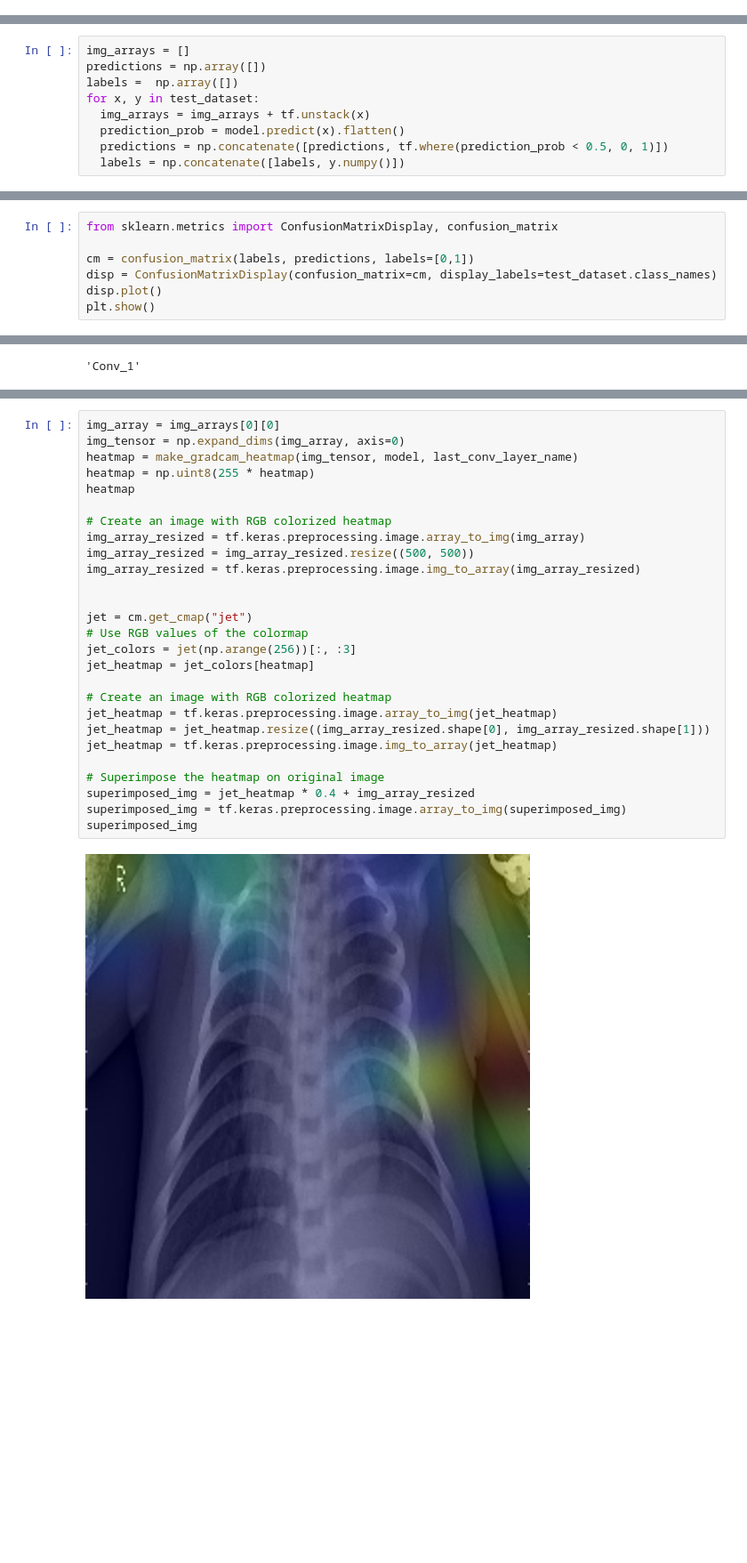
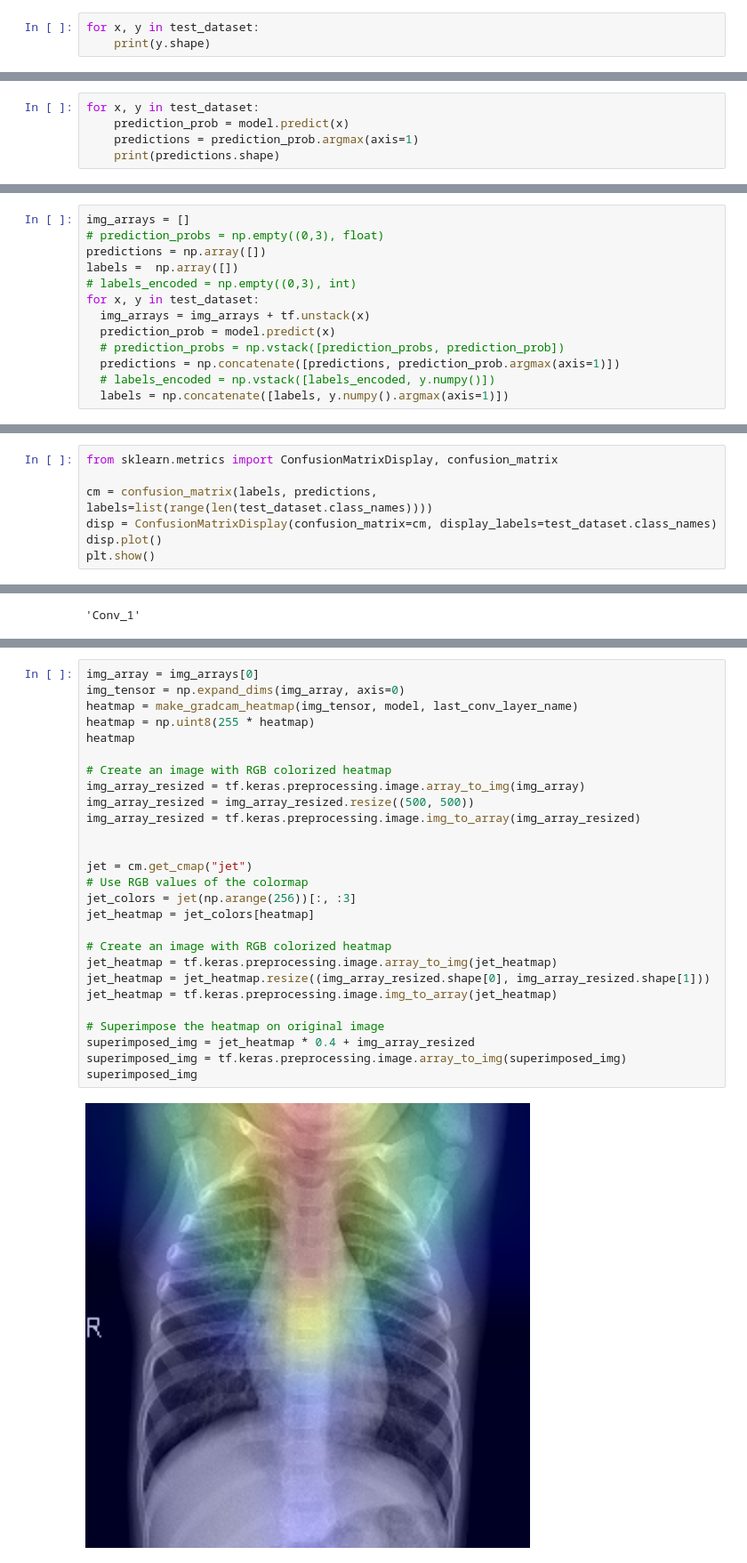
Before and after one commit to angussaw/Explainable-Neural-Networks, a Jupyter notebook: training.ipynb, the cells around one changed output, grey strips where cells are left out. Shown at 89% size. Drawn from its saved outputs; the diff is of its cells as text; blank space fills up the shorter version.

Commit message:
Edited pipeline and model for multiclass classification

```diff
--- a/training.ipynb
+++ b/training.ipynb
@@ -224,0 +169,3 @@ model.evaluate(test_dataset)
+# %%
+for x, y in test_dataset:
+    print(y.shape)
@@ -224,0 +185,5 @@ model.evaluate(test_dataset)
+# %%
+for x, y in test_dataset:
+    prediction_prob = model.predict(x)
+    predictions = prediction_prob.argmax(axis=1)
+    print(predictions.shape)
@@ -225,10 +215,14 @@ model.evaluate(test_dataset)
 # %%
 img_arrays = []
+# prediction_probs = np.empty((0,3), float)
 predictions = np.array([])
 labels =  np.array([])
+# labels_encoded = np.empty((0,3), int)
 for x, y in test_dataset:
   img_arrays = img_arrays + tf.unstack(x)
-  prediction_prob = model.predict(x).flatten()
-  predictions = np.concatenate([predictions, tf.where(prediction_prob < 0.5, 0, 1)])
-  labels = np.concatenate([labels, y.numpy()])
+  prediction_prob = model.predict(x)
+  # prediction_probs = np.vstack([prediction_probs, prediction_prob])
+  predictions = np.concatenate([predictions, prediction_prob.argmax(axis=1)])
+  # labels_encoded = np.vstack([labels_encoded, y.numpy()])
+  labels = np.concatenate([labels, y.numpy().argmax(axis=1)])
 # %% [output]
@@ -347,7 +430,7 @@ array([1., 1., 1., 1., 1., 1., 1., 1., 1.])
 # %%
 from sklearn.metrics import ConfusionMatrixDisplay, confusion_matrix
 
-cm = confusion_matrix(labels, predictions, labels=[0,1])
+cm = confusion_matrix(labels, predictions, labels=list(range(len(test_dataset.class_names))))
 disp = ConfusionMatrixDisplay(confusion_matrix=cm, display_labels=test_dataset.class_names)
 disp.plot()
 plt.show()
@@ -424,29 +507,29 @@ array([[142,  76,  97,   0,  38,  49, 165],
 # %%
-img_array = img_arrays[0][0]
+img_array = img_arrays[0]
 img_tensor = np.expand_dims(img_array, axis=0)
 heatmap = make_gradcam_heatmap(img_tensor, model, last_conv_layer_name)
 heatmap = np.uint8(255 * heatmap)
 heatmap
 
 # Create an image with RGB colorized heatmap
 img_array_resized = tf.keras.preprocessing.image.array_to_img(img_array)
 img_array_resized = img_array_resized.resize((500, 500))
 img_array_resized = tf.keras.preprocessing.image.img_to_array(img_array_resized)
 
 
 jet = cm.get_cmap("jet")
 # Use RGB values of the colormap
 jet_colors = jet(np.arange(256))[:, :3]
 jet_heatmap = jet_colors[heatmap]
 
 # Create an image with RGB colorized heatmap
 jet_heatmap = tf.keras.preprocessing.image.array_to_img(jet_heatmap)
 jet_heatmap = jet_heatmap.resize((img_array_resized.shape[0], img_array_resized.shape[1]))
 jet_heatmap = tf.keras.preprocessing.image.img_to_array(jet_heatmap)
 
 # Superimpose the heatmap on original image
 superimposed_img = jet_heatmap * 0.4 + img_array_resized
 superimposed_img = tf.keras.preprocessing.image.array_to_img(superimposed_img)
 superimposed_img
 # %% [output]
-[figure, old version]
+[figure, new version]
```
Also changed, not shown: parts of 43 cells of this notebook, 5 other files.
